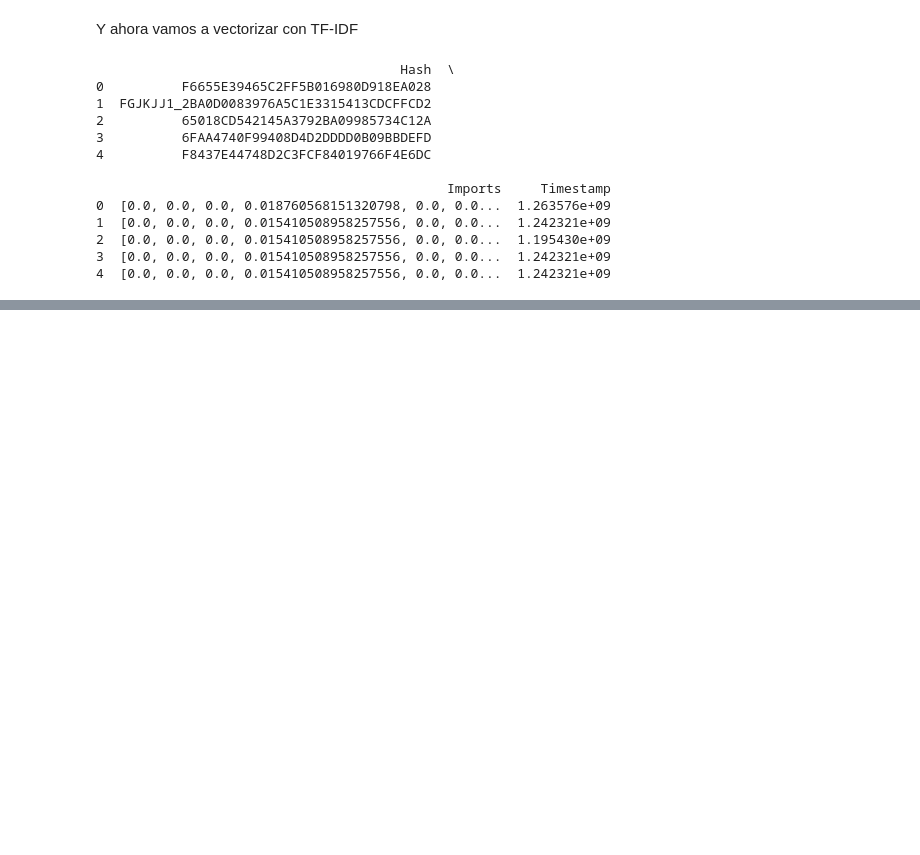
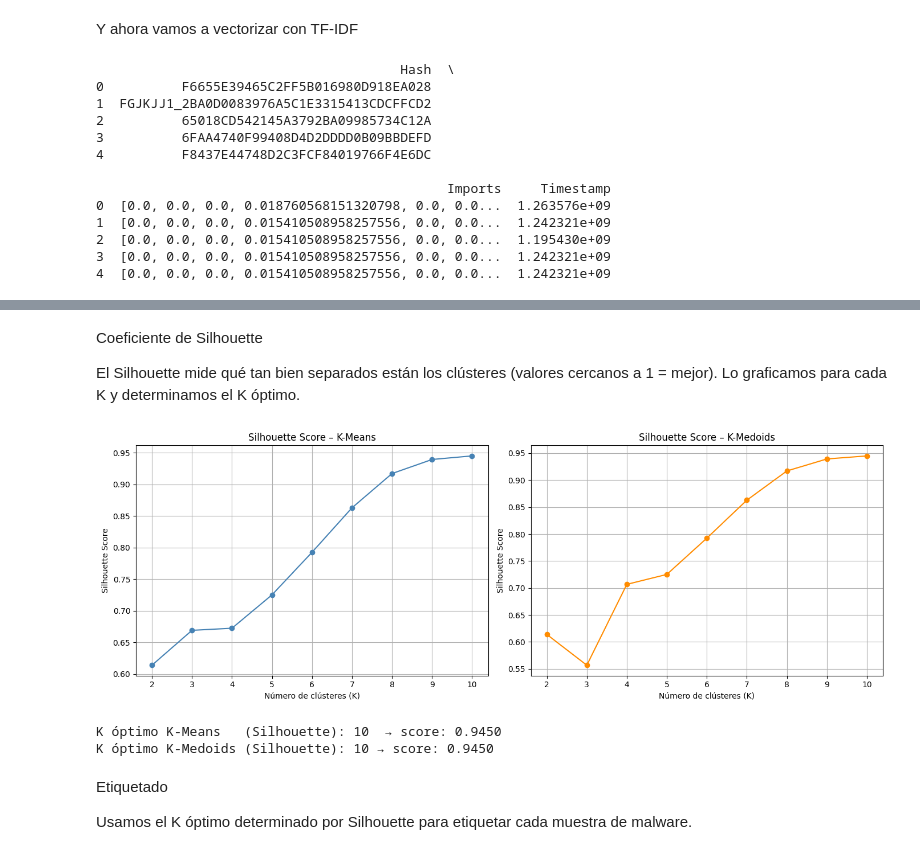
Before and after one commit to PedroPabloGuzmanMayen/Lab3__SDS, a Jupyter notebook: lab3.ipynb, the cells around one changed output, grey strips where cells are left out. Saved outputs shown, nothing was run; the diff lists cells and outputs as text; code cells hidden in the pictures; blank space fills up the shorter version.

```diff
--- a/lab3.ipynb
+++ b/lab3.ipynb
@@ -241,0 +299,65 @@ df_new.to_csv('transformed.csv')
+# %% [markdown]
+Coeficiente de Silhouette
+
+
+El Silhouette mide qué tan bien separados están los clústeres (valores cercanos a 1 = mejor). Lo graficamos para cada K y determinamos el K óptimo.
+# %%
+sil_km   = []
+sil_kmed = []
+
+for k in K_range:
+    # K-Means
+    km = KMeans(n_clusters=k, random_state=42, n_init=10)
+    labels_km = km.fit_predict(X)
+    sil_km.append(silhouette_score(X, labels_km))
+
+    # K-Medoids con método de inicialización más robusto
+    try:
+        kmed = KMedoids(n_clusters=k, method='pam', init='k-medoids++', random_state=42, max_iter=500)
+        labels_kmed = kmed.fit_predict(X)
+        n_unique = len(set(labels_kmed))
+        if n_unique < 2:
+            raise ValueError(f"Solo {n_unique} clúster(es) generados para K={k}")
+        sil_kmed.append(silhouette_score(X, labels_kmed))
+    except Exception as e:
+        print(f"K={k} omitido en K-Medoids: {e}")
+        sil_kmed.append(None)
+
+# Filtrar Nones para graficar
+k_list     = list(K_range)
+sil_kmed_valid = [(k, s) for k, s in zip(k_list, sil_kmed) if s is not None]
+k_valid    = [x[0] for x in sil_kmed_valid]
+s_valid    = [x[1] for x in sil_kmed_valid]
+
+fig, axes = plt.subplots(1, 2, figsize=(14, 5))
+
+axes[0].plot(k_list, sil_km, marker='o', color='steelblue')
+axes[0].set_title('Silhouette Score – K-Means')
+axes[0].set_xlabel('Número de clústeres (K)')
+axes[0].set_ylabel('Silhouette Score')
+axes[0].grid(True)
+
+axes[1].plot(k_valid, s_valid, marker='o', color='darkorange')
+axes[1].set_title('Silhouette Score – K-Medoids')
+axes[1].set_xlabel('Número de clústeres (K)')
+axes[1].set_ylabel('Silhouette Score')
+axes[1].grid(True)
+
+plt.tight_layout()
+plt.savefig('silhouette_plot.png', dpi=150)
+plt.show()
+
+k_opt_km   = k_list[np.argmax(sil_km)]
+k_opt_kmed = k_valid[np.argmax(s_valid)] if s_valid else k_opt_km
+
+print(f'K óptimo K-Means   (Silhouette): {k_opt_km}  → score: {max(sil_km):.4f}')
+print(f'K óptimo K-Medoids (Silhouette): {k_opt_kmed} → score: {max(s_valid):.4f}')
+# %% [output]
+[figure, added]
+K óptimo K-Means   (Silhouette): 10  → score: 0.9450
+K óptimo K-Medoids (Silhouette): 10 → score: 0.9450
+# %% [markdown]
+Etiquetado
+
+
+Usamos el K óptimo determinado por Silhouette para etiquetar cada muestra de malware.
```
Also changed, not shown: parts of 6 cells of this notebook, 1 other file.
